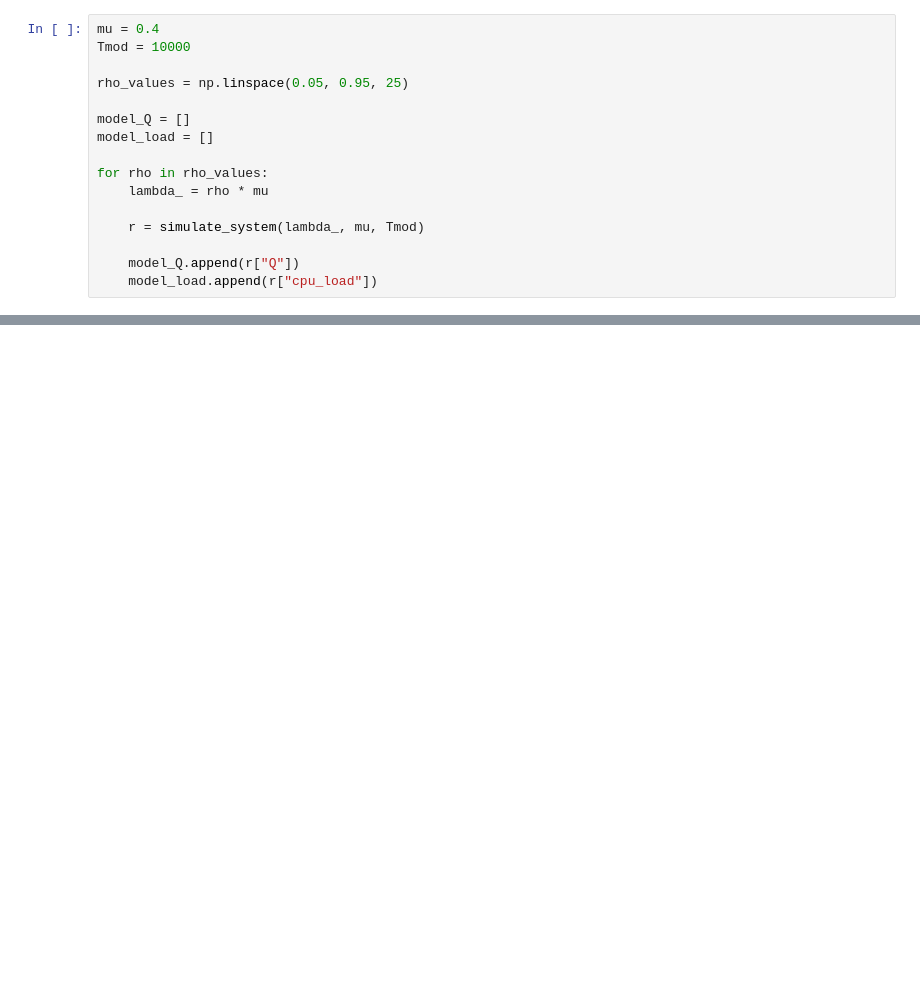
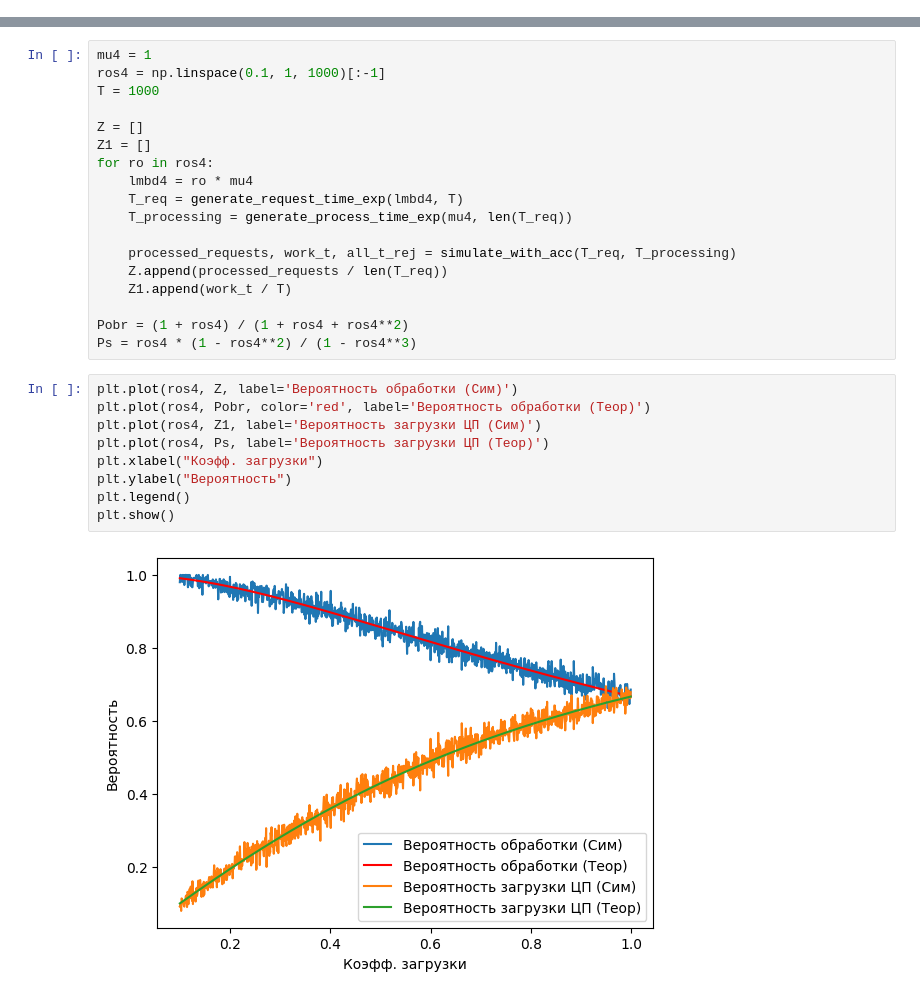
Before and after one commit to Sypoo1/mtuci-highload, a Jupyter notebook: lab6/Lab6.ipynb, the cells around one changed output, grey strips where cells are left out. Cells and saved outputs as stored; diff of their text form; blank space fills up the shorter version.

```diff
--- a/lab6/Lab6.ipynb
+++ b/lab6/Lab6.ipynb
@@ -150,16 +57,0 @@ print(analytical)
-# %%
-mu = 0.4
-Tmod = 10000
-
-rho_values = np.linspace(0.05, 0.95, 25)
-
-model_Q = []
-model_load = []
-
-for rho in rho_values:
-    lambda_ = rho * mu
-
-    r = simulate_system(lambda_, mu, Tmod)
-
-    model_Q.append(r["Q"])
-    model_load.append(r["cpu_load"])
@@ -266,0 +124,29 @@ plt.show()
+# %%
+mu4 = 1
+ros4 = np.linspace(0.1, 1, 1000)[:-1]
+T = 1000
+
+Z = []
+Z1 = []
+for ro in ros4:
+    lmbd4 = ro * mu4
+    T_req = generate_request_time_exp(lmbd4, T)
+    T_processing = generate_process_time_exp(mu4, len(T_req))
+
+    processed_requests, work_t, all_t_rej = simulate_with_acc(T_req, T_processing)
+    Z.append(processed_requests / len(T_req))
+    Z1.append(work_t / T)
+
+Pobr = (1 + ros4) / (1 + ros4 + ros4**2)
+Ps = ros4 * (1 - ros4**2) / (1 - ros4**3)
+# %%
+plt.plot(ros4, Z, label='Вероятность обработки (Сим)')
+plt.plot(ros4, Pobr, color='red', label='Вероятность обработки (Теор)')
+plt.plot(ros4, Z1, label='Вероятность загрузки ЦП (Сим)')
+plt.plot(ros4, Ps, label='Вероятность загрузки ЦП (Теор)')
+plt.xlabel("Коэфф. загрузки")
+plt.ylabel("Вероятность")
+plt.legend()
+plt.show()
+# %% [output]
+[figure, added]
```
Also changed, not shown: parts of 24 cells of this notebook.
